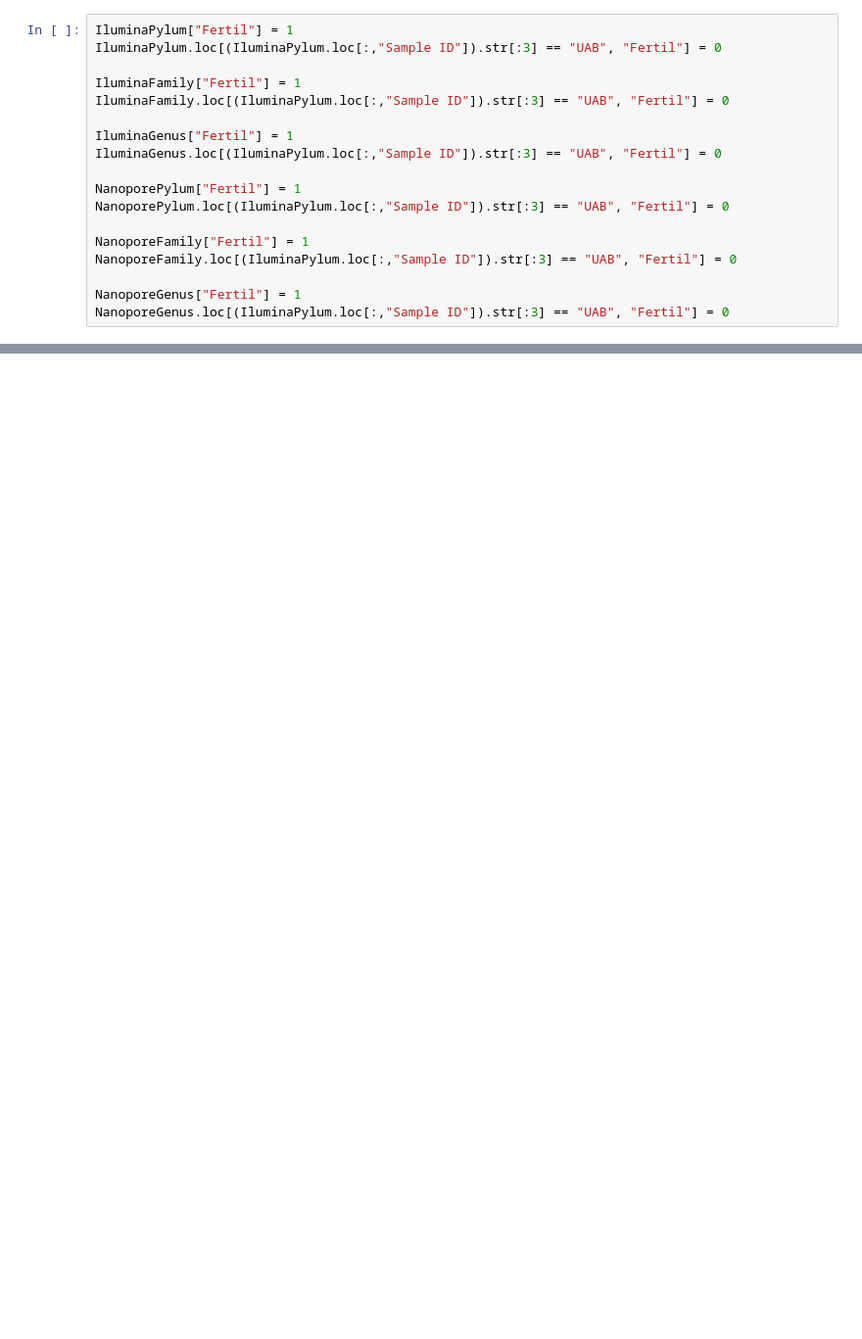
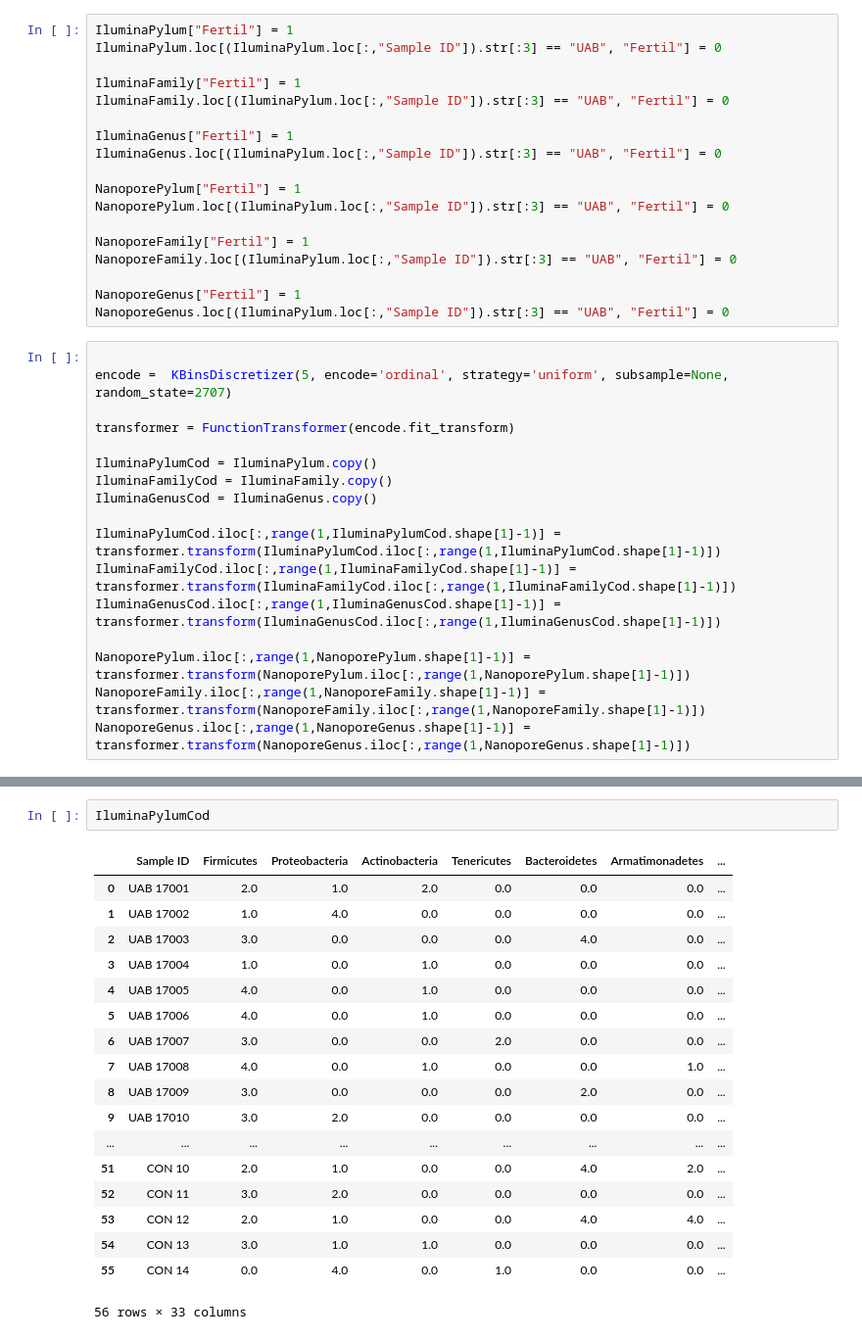
Before and after one commit to Nhok95/BitsxlaMarato2023, a Jupyter notebook: notebooks/preprocess.ipynb, the cells around one changed output, grey strips where cells are left out. Shown: that part at 98% size. Saved outputs shown, nothing was run; the diff lists cells and outputs as text; blank space fills up the shorter version.

```diff
--- a/notebooks/preprocess.ipynb
+++ b/notebooks/preprocess.ipynb
@@ -39,3 +55,20 @@ NanoporeFamily.loc[(IluminaPylum.loc[:,"Sample ID"]).str[:3] == "UAB", "Fertil"]
 
 NanoporeGenus["Fertil"] = 1
 NanoporeGenus.loc[(IluminaPylum.loc[:,"Sample ID"]).str[:3] == "UAB", "Fertil"] = 0
+# %%
+
+encode =  KBinsDiscretizer(5, encode='ordinal', strategy='uniform', subsample=None, random_state=2707)
+
+transformer = FunctionTransformer(encode.fit_transform)
+
+IluminaPylumCod = IluminaPylum.copy()
+IluminaFamilyCod = IluminaFamily.copy()
+IluminaGenusCod = IluminaGenus.copy()
+
+IluminaPylumCod.iloc[:,range(1,IluminaPylumCod.shape[1]-1)] = transformer.transform(IluminaPylumCod.iloc[:,range(1,IluminaPylumCod.shape[1]-1)])
+IluminaFamilyCod.iloc[:,range(1,IluminaFamilyCod.shape[1]-1)] = transformer.transform(IluminaFamilyCod.iloc[:,range(1,IluminaFamilyCod.shape[1]-1)])
+IluminaGenusCod.iloc[:,range(1,IluminaGenusCod.shape[1]-1)] = transformer.transform(IluminaGenusCod.iloc[:,range(1,IluminaGenusCod.shape[1]-1)])
+
+NanoporePylum.iloc[:,range(1,NanoporePylum.shape[1]-1)] = transformer.transform(NanoporePylum.iloc[:,range(1,NanoporePylum.shape[1]-1)])
+NanoporeFamily.iloc[:,range(1,NanoporeFamily.shape[1]-1)] = transformer.transform(NanoporeFamily.iloc[:,range(1,NanoporeFamily.shape[1]-1)])
+NanoporeGenus.iloc[:,range(1,NanoporeGenus.shape[1]-1)] = transformer.transform(NanoporeGenus.iloc[:,range(1,NanoporeGenus.shape[1]-1)])
@@ -47,3 +99,24 @@ IluminaGenus.to_csv(ILUMINA_CLEAN_PATH / "IluminaGenus.csv", index=False, encodi
 NanoporePylum.to_csv(NANOPORE_CLEAN_PATH / "NanoporePylum.csv", index=False, encoding='utf-8')
 NanoporeFamily.to_csv(NANOPORE_CLEAN_PATH / "NanoporeFamily.csv", index=False, encoding='utf-8')
 NanoporeGenus.to_csv(NANOPORE_CLEAN_PATH / "NanoporeGenus.csv", index=False, encoding='utf-8')
+# %%
+IluminaPylumCod
+# %% [output]
+|  | Sample ID | Firmicutes | Proteobacteria | Actinobacteria | Tenericutes | Bacteroidetes | Armatimonadetes | ... |
+| 0 | UAB 17001 | 2.0 | 1.0 | 2.0 | 0.0 | 0.0 | 0.0 | ... |
+| 1 | UAB 17002 | 1.0 | 4.0 | 0.0 | 0.0 | 0.0 | 0.0 | ... |
+| 2 | UAB 17003 | 3.0 | 0.0 | 0.0 | 0.0 | 4.0 | 0.0 | ... |
+| 3 | UAB 17004 | 1.0 | 0.0 | 1.0 | 0.0 | 0.0 | 0.0 | ... |
+| 4 | UAB 17005 | 4.0 | 0.0 | 1.0 | 0.0 | 0.0 | 0.0 | ... |
+| 5 | UAB 17006 | 4.0 | 0.0 | 1.0 | 0.0 | 0.0 | 0.0 | ... |
+| 6 | UAB 17007 | 3.0 | 0.0 | 0.0 | 2.0 | 0.0 | 0.0 | ... |
+| 7 | UAB 17008 | 4.0 | 0.0 | 1.0 | 0.0 | 0.0 | 1.0 | ... |
+| 8 | UAB 17009 | 3.0 | 0.0 | 0.0 | 0.0 | 2.0 | 0.0 | ... |
+| 9 | UAB 17010 | 3.0 | 2.0 | 0.0 | 0.0 | 0.0 | 0.0 | ... |
+| ... | ... | ... | ... | ... | ... | ... | ... | ... |
+| 51 | CON 10 | 2.0 | 1.0 | 0.0 | 0.0 | 4.0 | 2.0 | ... |
+| 52 | CON 11 | 3.0 | 2.0 | 0.0 | 0.0 | 0.0 | 0.0 | ... |
+| 53 | CON 12 | 2.0 | 1.0 | 0.0 | 0.0 | 4.0 | 4.0 | ... |
+| 54 | CON 13 | 3.0 | 1.0 | 1.0 | 0.0 | 0.0 | 0.0 | ... |
+| 55 | CON 14 | 0.0 | 4.0 | 0.0 | 1.0 | 0.0 | 0.0 | ... |
+56 rows × 33 columns
```
Also changed, not shown: parts of 5 cells of this notebook, 10 other files.
